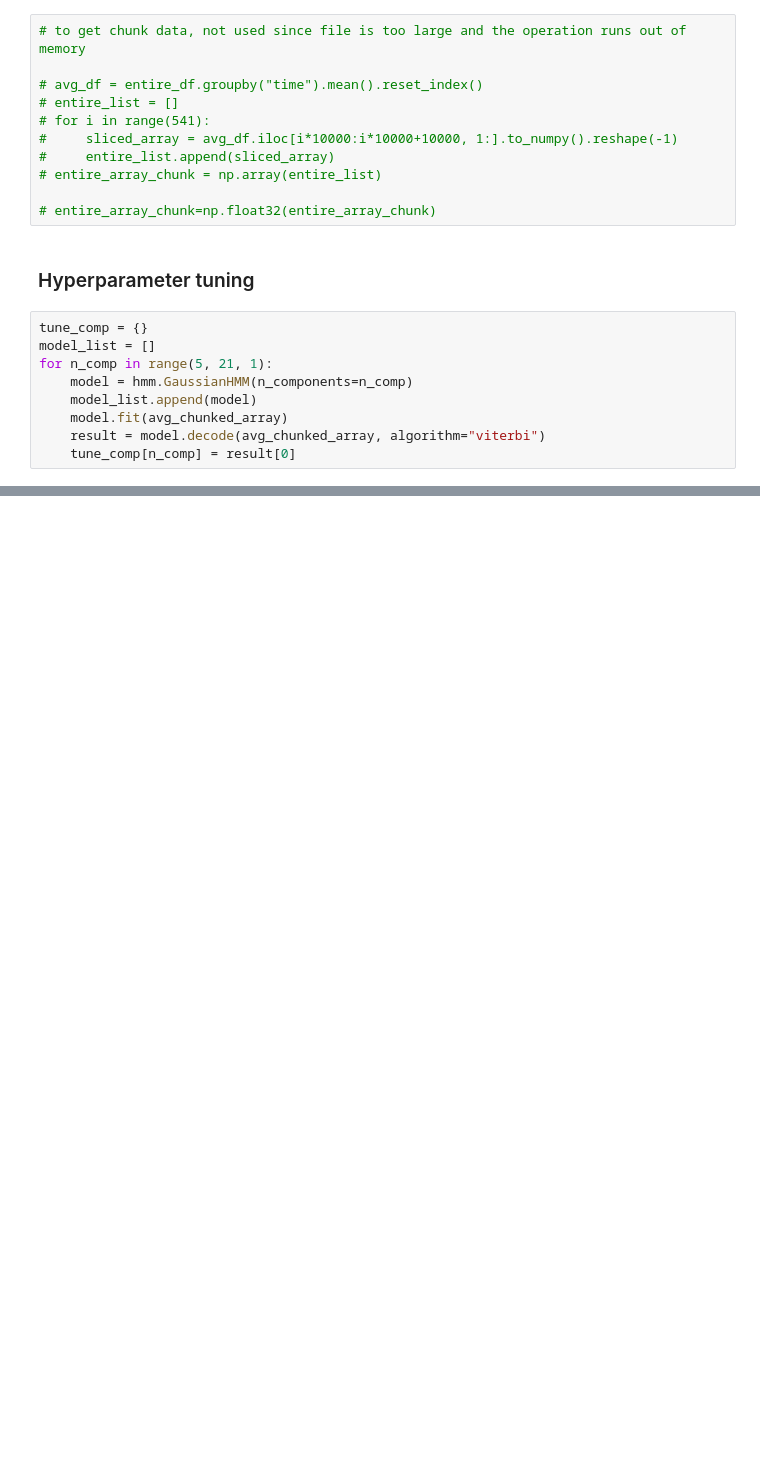
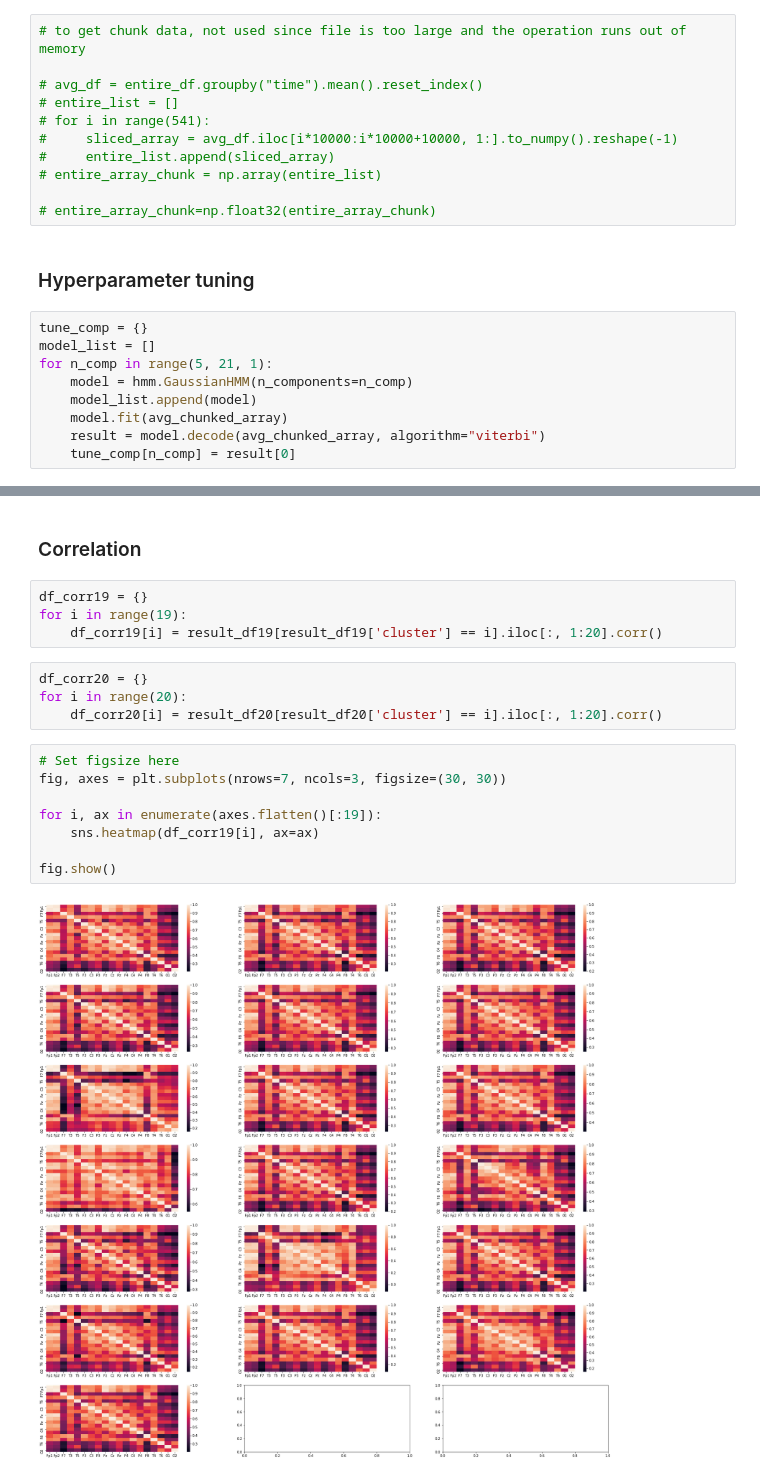
Before and after one commit to UBC-MDS/simpl_eeg_capstone, a Jupyter notebook: src/clustering/HMM.ipynb, the cells around one changed output, grey strips where cells are left out. Saved outputs shown, nothing was run; the diff lists cells and outputs as text; blank space fills up the shorter version.

```diff
--- a/src/clustering/HMM.ipynb
+++ b/src/clustering/HMM.ipynb
@@ -106,0 +127,20 @@ plot_pca_clusters(sliced_df.iloc[:,1:20], sliced_df.cluster)
+# %% [markdown]
+### Correlation
+# %%
+df_corr19 = {}
+for i in range(19):
+    df_corr19[i] = result_df19[result_df19['cluster'] == i].iloc[:, 1:20].corr()
+# %%
+df_corr20 = {}
+for i in range(20):
+    df_corr20[i] = result_df20[result_df20['cluster'] == i].iloc[:, 1:20].corr()
+# %%
+# Set figsize here
+fig, axes = plt.subplots(nrows=7, ncols=3, figsize=(30, 30))
+
+for i, ax in enumerate(axes.flatten()[:19]):
+    sns.heatmap(df_corr19[i], ax=ax)
+
+fig.show()
+# %% [output]
+[figure, added]
```
Also changed, not shown: parts of 23 cells of this notebook, 1 other file.
